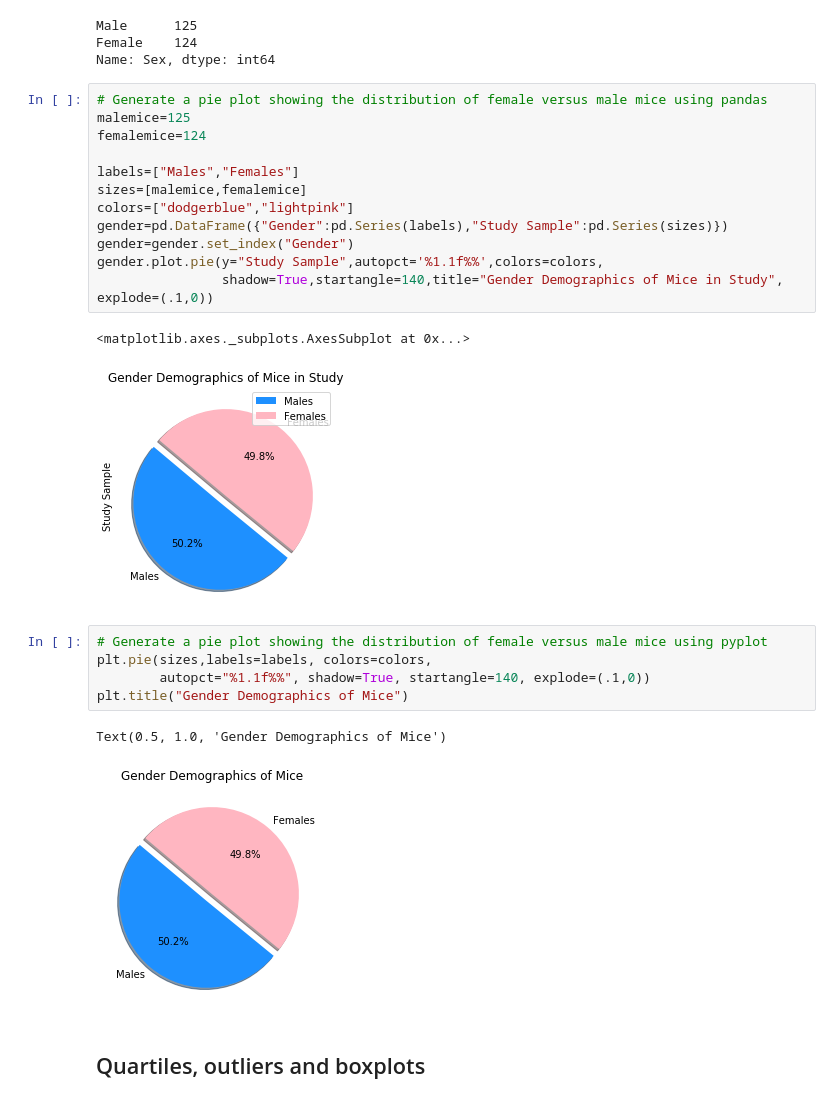
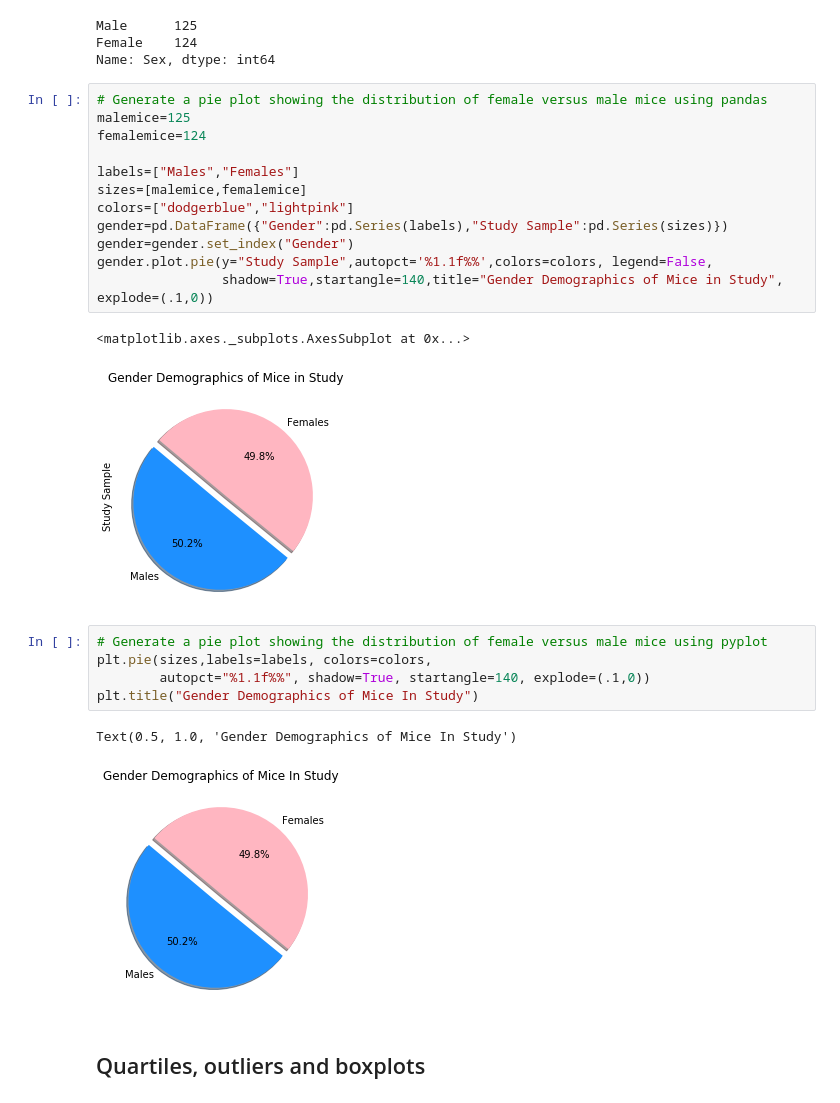
Before and after one commit to ktaufer/Matplotlib-Homework, a Jupyter notebook: pymaceuticals.ipynb, the cells around one changed output. Cells and saved outputs as stored; diff of their text form.

```diff
--- a/pymaceuticals.ipynb
+++ b/pymaceuticals.ipynb
@@ -108,19 +112,19 @@ sizes=[malemice,femalemice]
 colors=["dodgerblue","lightpink"]
 gender=pd.DataFrame({"Gender":pd.Series(labels),"Study Sample":pd.Series(sizes)})
 gender=gender.set_index("Gender")
-gender.plot.pie(y="Study Sample",autopct='%1.1f%%',colors=colors,
+gender.plot.pie(y="Study Sample",autopct='%1.1f%%',colors=colors, legend=False,
                 shadow=True,startangle=140,title="Gender Demographics of Mice in Study", explode=(.1,0))
 # %% [output]
 <matplotlib.axes._subplots.AxesSubplot at 0x...>
-[figure, old version]
+[figure, new version]
 # %%
 # Generate a pie plot showing the distribution of female versus male mice using pyplot
 plt.pie(sizes,labels=labels, colors=colors,
         autopct="%1.1f%%", shadow=True, startangle=140, explode=(.1,0))
-plt.title("Gender Demographics of Mice")
+plt.title("Gender Demographics of Mice In Study")
 # %% [output]
-Text(0.5, 1.0, 'Gender Demographics of Mice')
+Text(0.5, 1.0, 'Gender Demographics of Mice In Study')
-[figure, old version]
+[figure, new version]
 # %% [markdown]
 ## Quartiles, outliers and boxplots
 # %%
```
Also changed, not shown: parts of 5 cells of this notebook.
